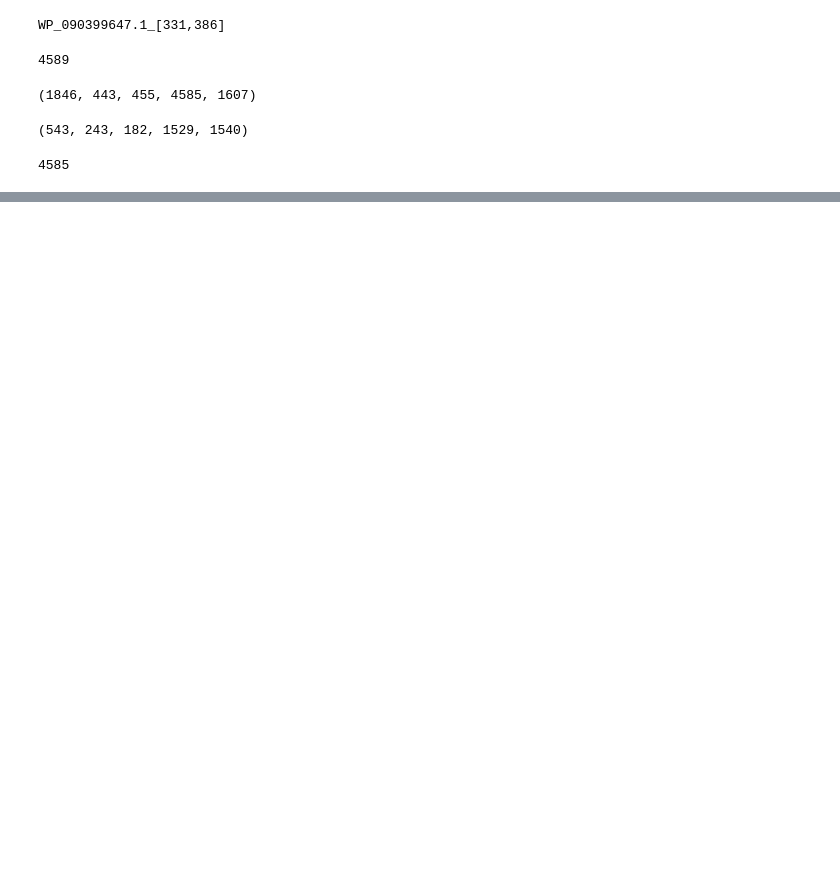
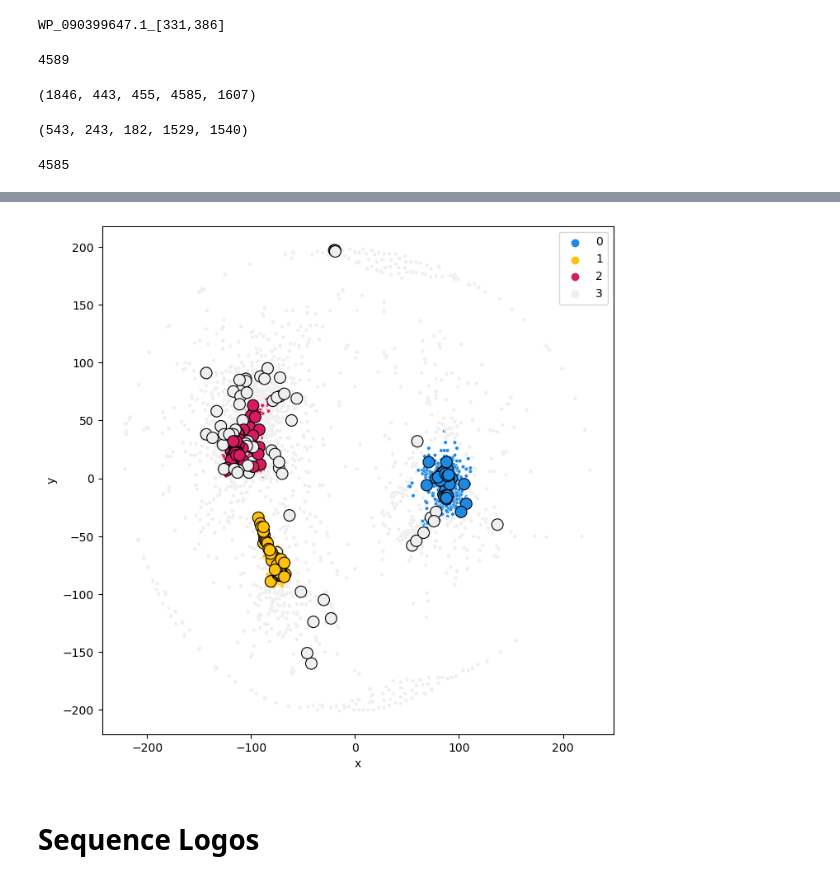
Before and after one commit to donEnno/hendecads, a Jupyter notebook: 1_seq_analysis/tmp_cd_clans.ipynb, the cells around one changed output, grey strips where cells are left out. Drawn from its saved outputs; the diff is of its cells as text; code cells hidden in the pictures; blank space fills up the shorter version.

```diff
--- a/1_seq_analysis/tmp_cd_clans.ipynb
+++ b/1_seq_analysis/tmp_cd_clans.ipynb
@@ -280,0 +249,12 @@ plt.show()
+# %%
+# Get cluster assignments for each 5R hit
+cl = []
+for cx in range(len(fasta[::2])):
+    if cx in C1:
+        cl.append(0)
+    elif cx in C2:
+        cl.append(1)
+    elif cx in C3:
+        cl.append(2)
+    else:
+        cl.append(3)
@@ -280,0 +270,36 @@ plt.show()
+# %%
+with open(clans_file, 'r') as file:
+    data = file.readlines()
+
+data = [line.strip() for line in data]
+
+first_pos = 9228
+last_pos = 13813
+
+pos = [(float(x.split()[2]), float(x.split()[1])) for x in data[first_pos:last_pos]]
+
+x = [int(x[0]) for x in pos]
+y = [int(x[1]) for x in pos]
+cl = cl
+
+hit_df = pd.DataFrame({'id': fasta_ids, 'x': x, 'y': y, 'cl': cl})
+# %%
+# randomly sample 10 hits from each cluster
+sample = tmp_df.groupby('cluster_int').apply(lambda x: x.sample(10)).reset_index(drop=True)
+test_ids = sample['id'].unique()
+
+sample = hit_df[hit_df['id'].isin(test_ids)]
+# %%
+# hit_df[hit_df['id'] == test_id]
+
+fig, ax = plt.subplots(figsize=(8, 8))
+sns.scatterplot(data=hit_df, x='x', y='y', hue='cl', palette=['#1E88E5', '#FFC107', '#D81B60', '#EEEEEE'], s=10)
+sns.scatterplot(data=sample, x='x', y='y', hue='cl', palette=['#1E88E5', '#FFC107', '#D81B60', '#EEEEEE'], s=100, edgecolor='black')
+
+handles, labels = ax.get_legend_handles_labels()
+ax.legend(handles=handles[:4], labels=labels[:4])
+plt.show()
+# %% [output]
+[figure, added]
+# %% [markdown]
+# Sequence Logos
```
Also changed, not shown: parts of 9 cells of this notebook, 3 other files.
